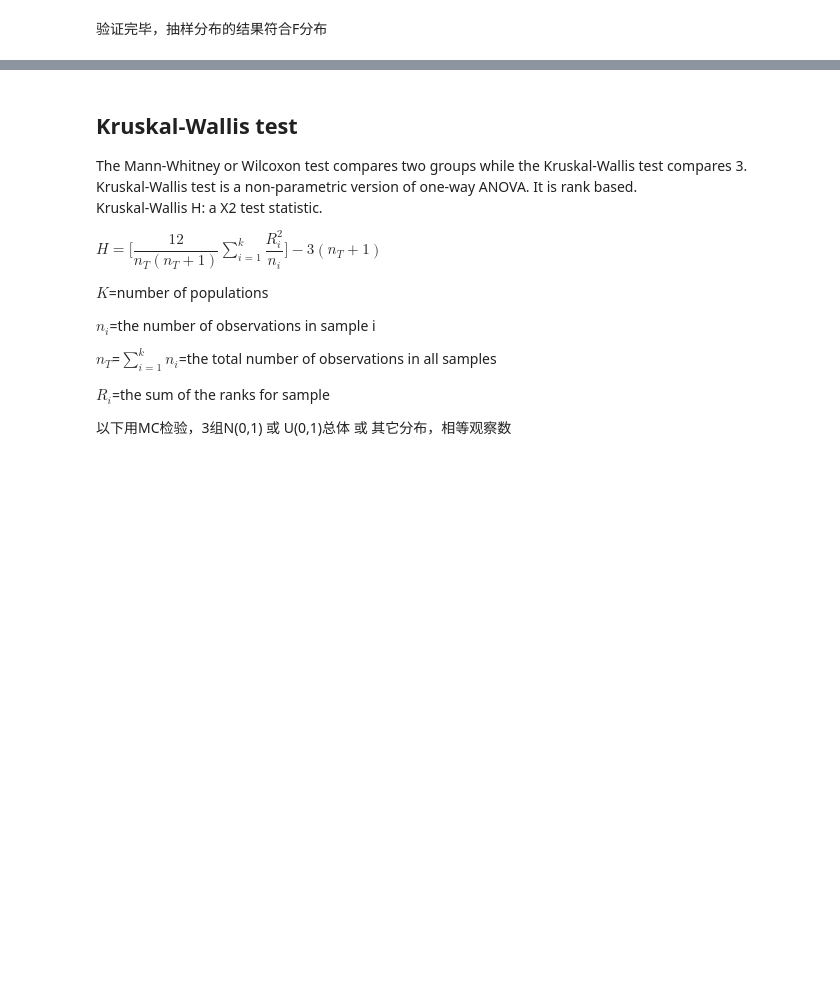
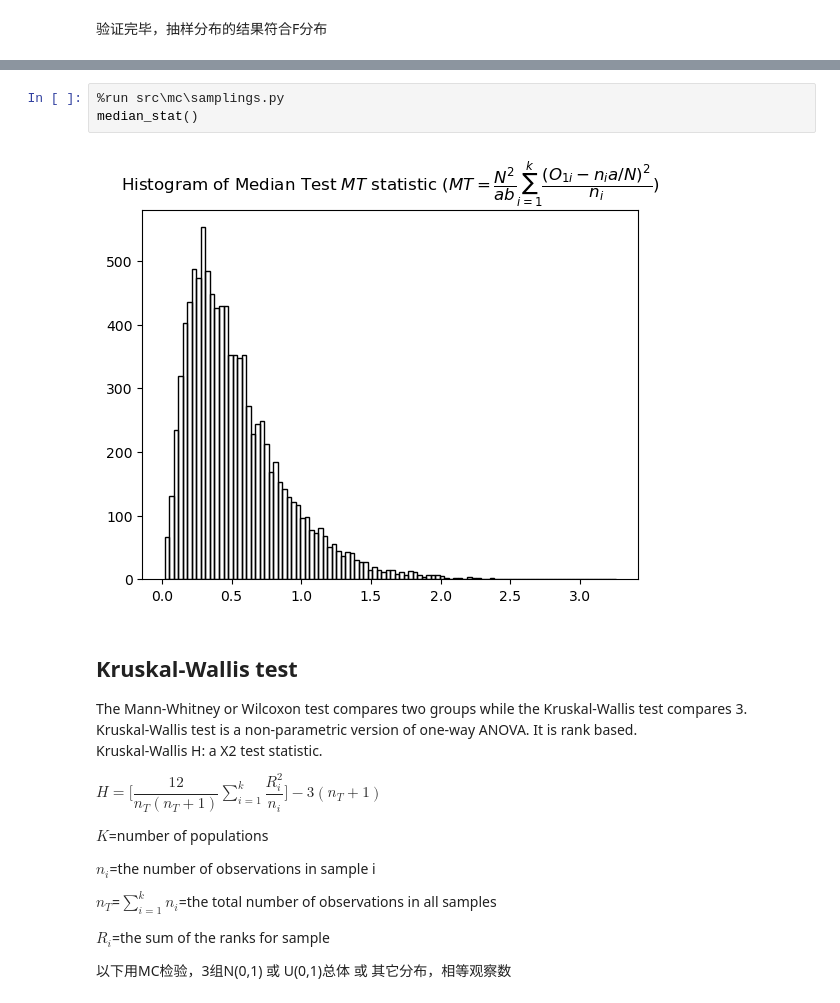
Before and after one commit to zhangys11/mc, a Jupyter notebook: demo.ipynb, the cells around one changed output, grey strips where cells are left out. Cells and saved outputs as stored; diff of their text form; blank space fills up the shorter version.

```diff
--- a/demo.ipynb
+++ b/demo.ipynb
@@ -358,3 +377,8 @@ anova_stat(K = 10, n = 20, N = 10000)
+# %%
+%run src\mc\samplings.py
+median_stat()
+# %% [output]
+[figure, added]
 # %% [markdown]
 ## Kruskal-Wallis test
 
```
Also changed, not shown: parts of 5 cells of this notebook, 1 other file.
